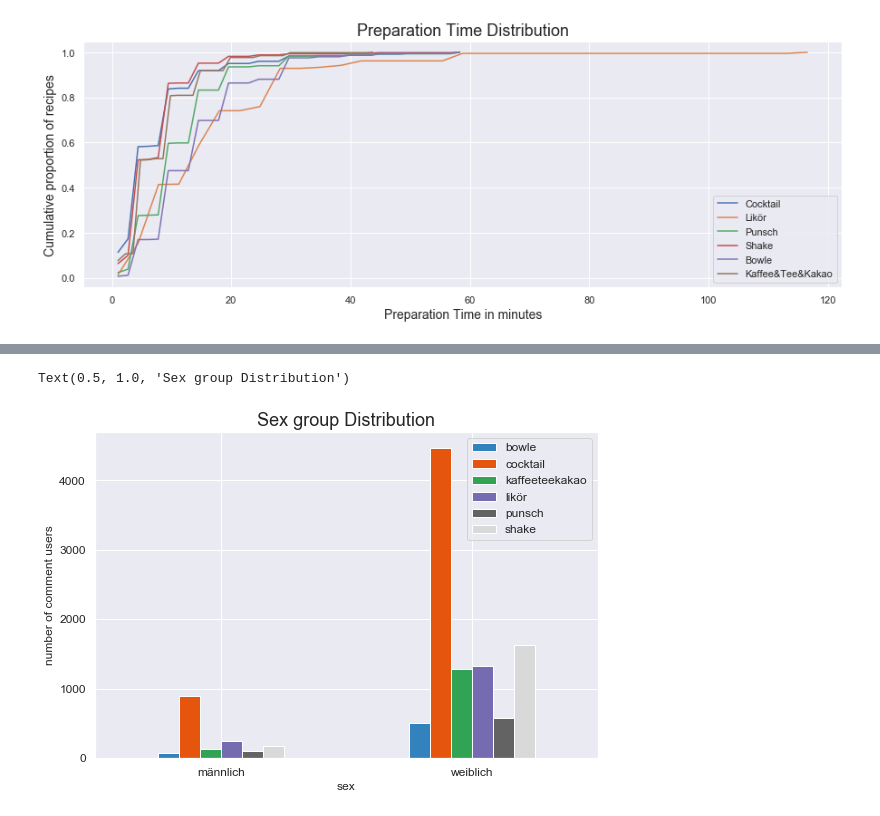
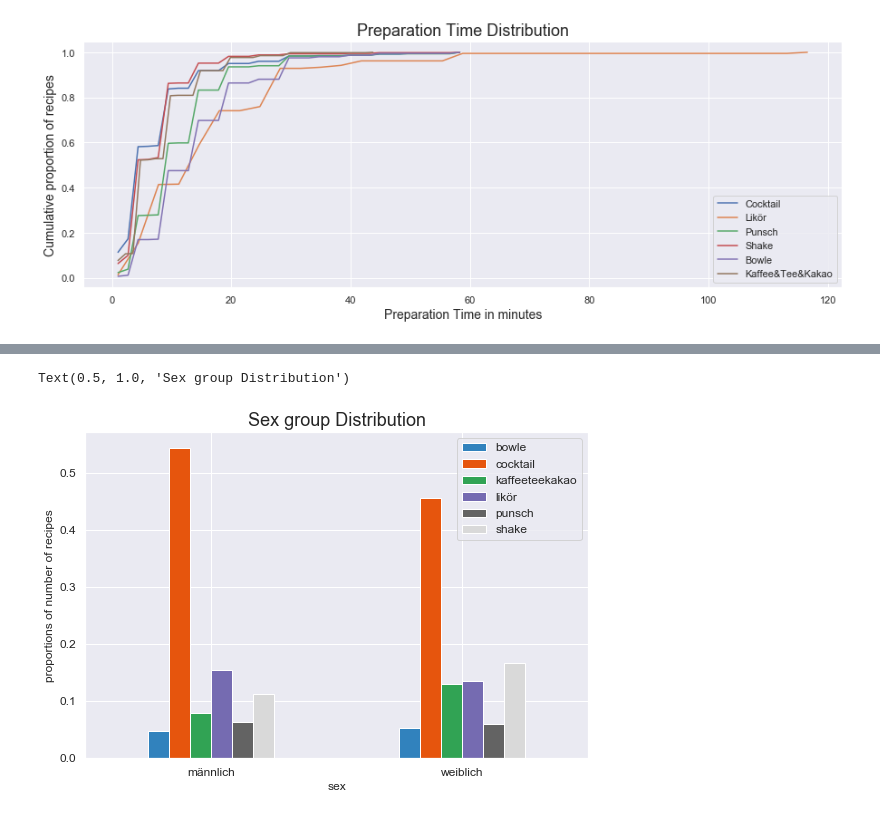
Before and after one commit to sunwen0120/Pratikum, a Jupyter notebook: wen_sun/Getränke analyse/Getränke.ipynb, the cells around one changed output, grey strips where cells are left out. Cells and saved outputs as stored; diff of their text form; code cells hidden in the pictures.

```diff
--- a/wen_sun/Getränke analyse/Getränke.ipynb
+++ b/wen_sun/Getränke analyse/Getränke.ipynb
@@ -194 +195,10 @@ plt.show()
 [figure]
+# %%
+plt.figure(figsize=(8, 5))
+sns.set()
+sns.kdeplot(df_avg['avg_score'], shade=True)
+plt.title('Recipe Rating Distribution', fontsize=18)
+# plt.xlim(-0.5,5.5,0.8)
+plt.ylabel('Normalized Frequency of recipes',fontsize=14)
+plt.xlabel('average score',fontsize=14)
+plt.show()
@@ -326,5 +338,6 @@ df_com2 = sub_cat_in_com(data_com['tags'])
 
 df_com_new = df_com.merge(df_com2, on='recipe_id', how='left')
 df_com_new = df_com_new.set_index(["recipe_id"])
+df_com_new = df_com_new.drop(0, 1)
 df_com_new
 # %% [output]
@@ -399,9 +412,10 @@ df_sex
 group_sex = df_sex.groupby(['sex','tags']).count()
 # group_sex = group_sex.groupby(level='sex').count()
 
+
 from matplotlib.pyplot import *
 from matplotlib.colors import LinearSegmentedColormap
 # cm = LinearSegmentedColormap.from_list('tab20c',colors)
 group_sex = group_sex['rating']
-
-# group_sex
+group_sex = pd.DataFrame(group_sex)
+group_sex
@@ -407,0 +437,14 @@ group_sex = group_sex['rating']
+# %%
+# calculate the probability of male and female comment users
+df_1 = group_sex.iloc[0:6]
+df_1['sum'] = 1640
+df_1['scaled'] = df_1.apply(lambda x: x['rating'] / x['sum'], axis=1)
+
+df_2 = group_sex.iloc[6:12]
+df_2['sum'] = 9825
+df_2['scaled'] = df_2.apply(lambda x: x['rating'] / x['sum'], axis=1)
+
+frames_s = [df_1,df_2]
+df_group_sex_scaled = pd.concat(frames_s)
+df_group_sex_scaled = df_group_sex_scaled['scaled']
+df_group_sex_scaled
@@ -408,13 +485,13 @@ group_sex = group_sex['rating']
 # %%
 # group_sex.loc['männlich','rating']
 # group_sex.loc['weiblich','rating']
 fig, ax = subplots()
-group_sex.unstack().plot(kind='bar',ax=ax, fontsize = 12,figsize=(9,6),rot=0, colormap='tab20c')
+df_group_sex_scaled.unstack().plot(kind='bar',ax=ax, fontsize = 12,figsize=(9,6),rot=0, colormap='tab20c')
 # colors = ['#E69F00', '#56B4E9', '#F0E442', '#009E73', '#D55E00','#A569BD','#E74C3C']
 ax.legend(fontsize=12)
-plt.ylabel('number of comment users')
+plt.ylabel('proportions of number of recipes')
 plt.title('Sex group Distribution',fontsize=18)
 # group_sex.unstack().plot(kind='bar', stacked=True)
 # %% [output]
 Text(0.5, 1.0, 'Sex group Distribution')
-[figure, old version]
+[figure, new version]
```
Also changed, not shown: parts of 14 cells of this notebook, 8 other files.
